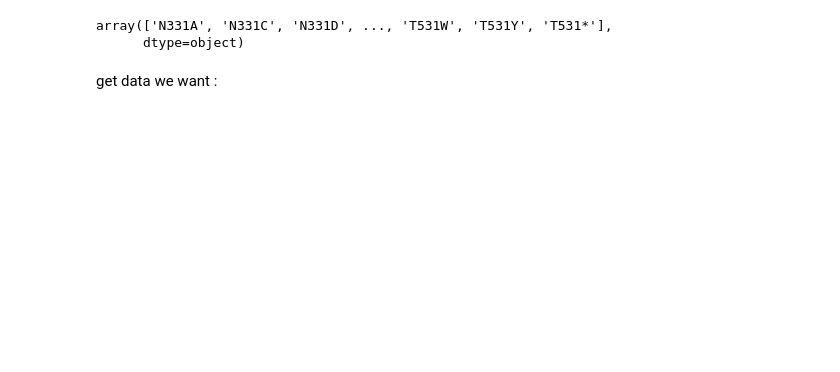
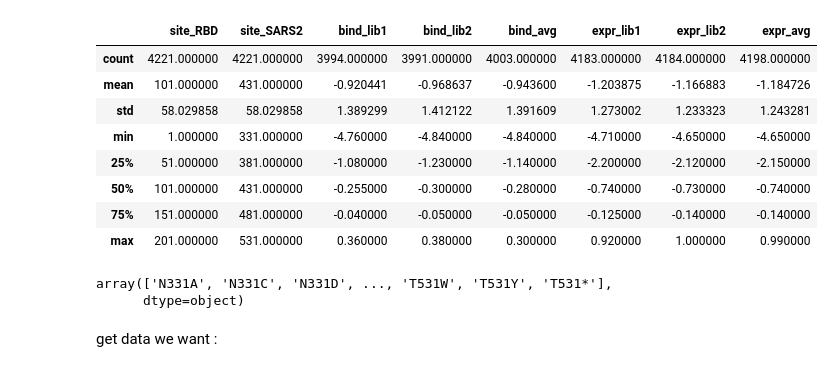
Before and after one commit to fergplace/amber_scripts, a Jupyter notebook: data_eval.ipynb, the cells around one changed output. Cells and saved outputs as stored; diff of their text form; code cells hidden in the pictures; blank space fills up the shorter version.

```diff
--- a/data_eval.ipynb
+++ b/data_eval.ipynb
@@ -25,3 +28,15 @@ Name: mutations, Length: 63, dtype: object
+# %%
+df_true_data.describe()
+# %% [output]
+|  | site_RBD | site_SARS2 | bind_lib1 | bind_lib2 | bind_avg | expr_lib1 | expr_lib2 | expr_avg |
+| count | 4221.000000 | 4221.000000 | 3994.000000 | 3991.000000 | 4003.000000 | 4183.000000 | 4184.000000 | 4198.000000 |
+| mean | 101.000000 | 431.000000 | -0.920441 | -0.968637 | -0.943600 | -1.203875 | -1.166883 | -1.184726 |
+| std | 58.029858 | 58.029858 | 1.389299 | 1.412122 | 1.391609 | 1.273002 | 1.233323 | 1.243281 |
+| min | 1.000000 | 331.000000 | -4.760000 | -4.840000 | -4.840000 | -4.710000 | -4.650000 | -4.650000 |
+| 25% | 51.000000 | 381.000000 | -1.080000 | -1.230000 | -1.140000 | -2.200000 | -2.120000 | -2.150000 |
+| 50% | 101.000000 | 431.000000 | -0.255000 | -0.300000 | -0.280000 | -0.740000 | -0.730000 | -0.740000 |
+| 75% | 151.000000 | 481.000000 | -0.040000 | -0.050000 | -0.050000 | -0.125000 | -0.140000 | -0.140000 |
+| max | 201.000000 | 531.000000 | 0.360000 | 0.380000 | 0.300000 | 0.920000 | 1.000000 | 0.990000 |
 # %%
 import numpy as np
 # %%
```
Also changed, not shown: parts of 18 cells of this notebook.
